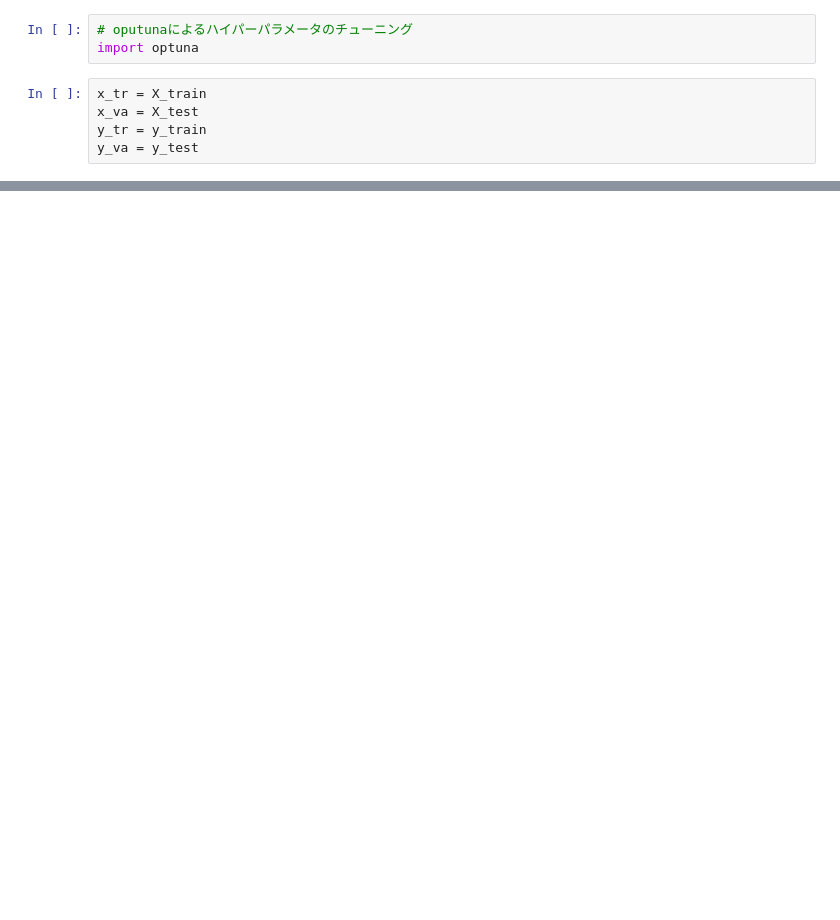
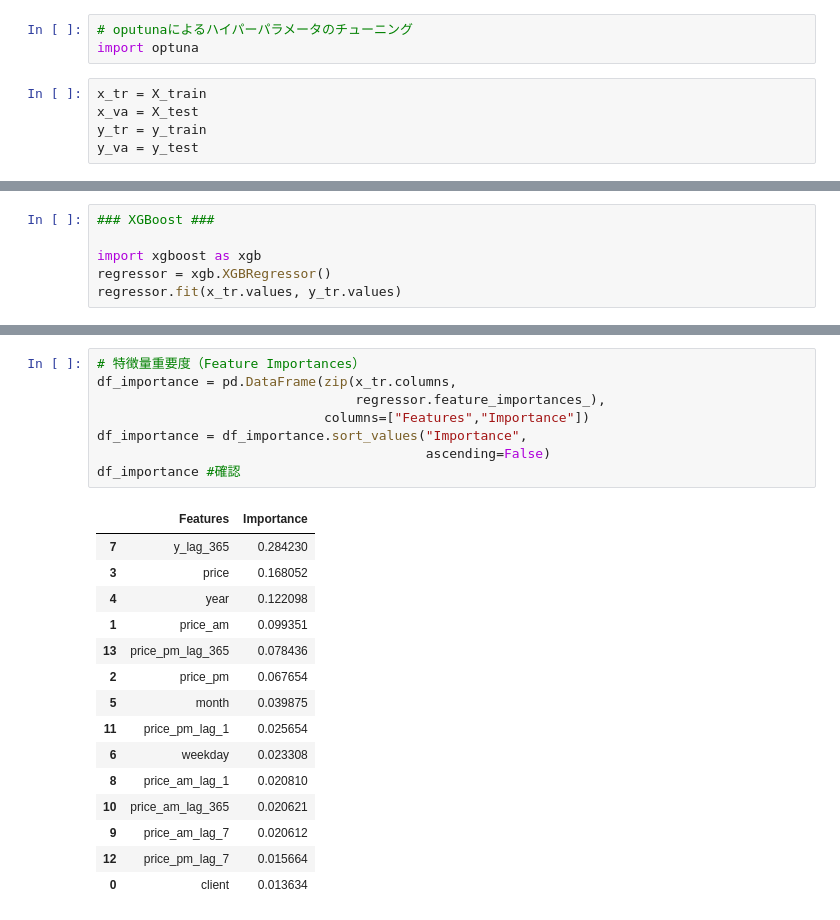
Before and after one commit to uchimaru007/my_signage, a Jupyter notebook: notebook/modeling/LightGBM0902.ipynb, the cells around one changed output, grey strips where cells are left out. Saved outputs shown, nothing was run; the diff lists cells and outputs as text; blank space fills up the shorter version.

```diff
--- a/notebook/modeling/LightGBM0902.ipynb
+++ b/notebook/modeling/LightGBM0902.ipynb
@@ -400,0 +414,6 @@ See the caveats in the documentation: https://pandas.pydata.org/pandas-docs/stab
+# %%
+### XGBoost ###
+
+import xgboost as xgb
+regressor = xgb.XGBRegressor()
+regressor.fit(x_tr.values, y_tr.values)
@@ -400,0 +432,24 @@ See the caveats in the documentation: https://pandas.pydata.org/pandas-docs/stab
+# %%
+# 特徴量重要度（Feature Importances）
+df_importance = pd.DataFrame(zip(x_tr.columns,
+                                 regressor.feature_importances_),
+                             columns=["Features","Importance"])
+df_importance = df_importance.sort_values("Importance",
+                                          ascending=False)
+df_importance #確認
+# %% [output]
+|  | Features | Importance |
+| 7 | y_lag_365 | 0.284230 |
+| 3 | price | 0.168052 |
+| 4 | year | 0.122098 |
+| 1 | price_am | 0.099351 |
+| 13 | price_pm_lag_365 | 0.078436 |
+| 2 | price_pm | 0.067654 |
+| 5 | month | 0.039875 |
+| 11 | price_pm_lag_1 | 0.025654 |
+| 6 | weekday | 0.023308 |
+| 8 | price_am_lag_1 | 0.020810 |
+| 10 | price_am_lag_365 | 0.020621 |
+| 9 | price_am_lag_7 | 0.020612 |
+| 12 | price_pm_lag_7 | 0.015664 |
+| 0 | client | 0.013634 |
```
Also changed, not shown: parts of 18 cells of this notebook.
